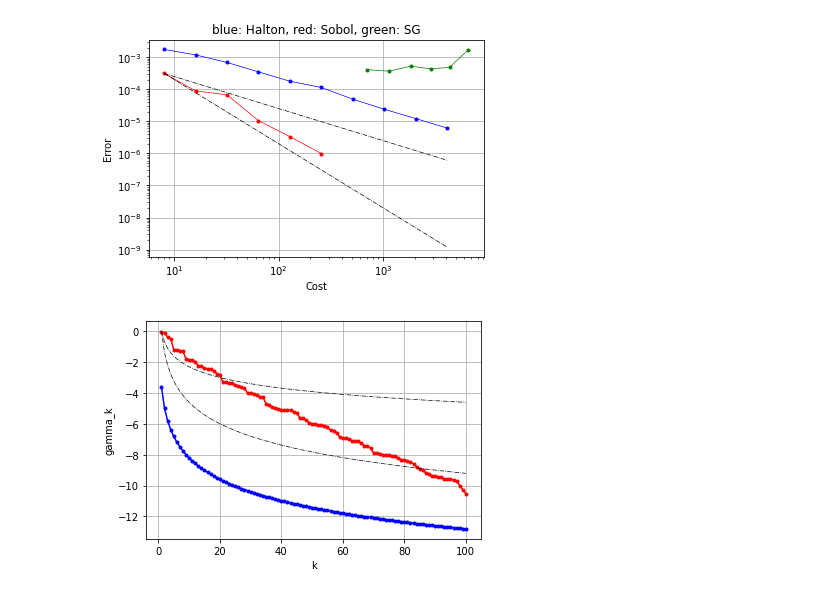
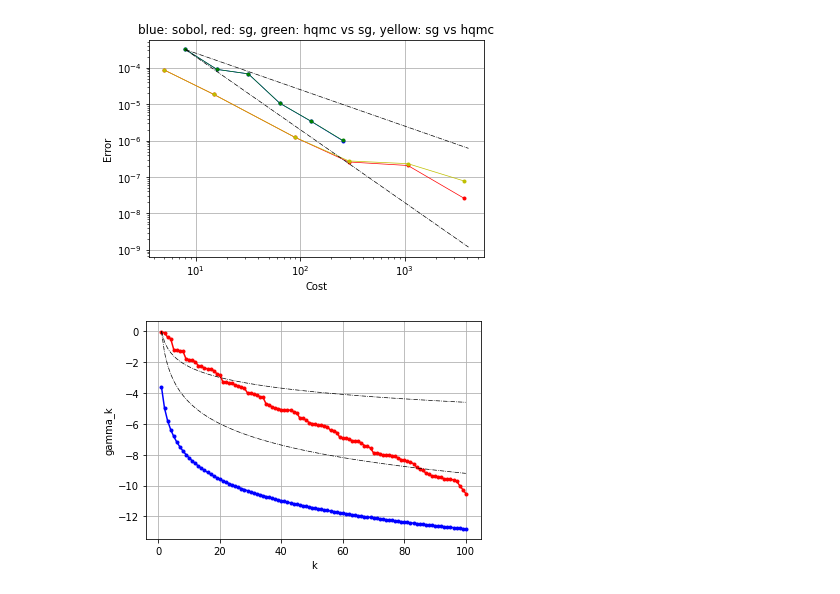
Before and after one commit to vkarnaev/random_domain_elasticity, a Jupyter notebook: utils/python/plotGraph.ipynb, the cells around one changed output. Drawn from its saved outputs; the diff is of its cells as text; code cells hidden in the pictures.

```diff
--- a/utils/python/plotGraph.ipynb
+++ b/utils/python/plotGraph.ipynb
@@ -5,28 +5,34 @@ import matplotlib.pyplot as plt
 err_qmc = np.loadtxt("../../experiments/err/err_qmc.txt", delimiter=' ')
 err_hqmc = np.loadtxt("../../experiments/err/err_hqmc.txt", delimiter=' ')
 err_sg = np.loadtxt("../../experiments/err/err_sg.txt", delimiter=' ')
+err_hqmcvssg = np.loadtxt("../../experiments/err/err_hqmcvssg.txt", delimiter=' ')
+err_sgvshqmc = np.loadtxt("../../experiments/err/err_sgvshqmc.txt", delimiter=' ')
 cost1 = 0.0025*err_qmc[:,0]**(-1)
 cost2 = 0.02*err_qmc[:,0]**(-2)
 # %%
 fig, ax = plt.subplots()
 
-ax.loglog(err_qmc[:,0], err_qmc[:,1],'b.')
-ax.loglog(err_qmc[:,0], err_qmc[:,1],'b-',lw=0.7)
-ax.loglog(err_hqmc[:,0], err_hqmc[:,1],'r.')
-ax.loglog(err_hqmc[:,0], err_hqmc[:,1],'r-',lw=0.7)
-ax.loglog(err_sg[:,0], err_sg[:,1],'g.')
-ax.loglog(err_sg[:,0], err_sg[:,1],'g-',lw=0.7)
+#ax.loglog(err_qmc[:,0], err_qmc[:,1],'b.')
+#ax.loglog(err_qmc[:,0], err_qmc[:,1],'b-',lw=0.7)
+ax.loglog(err_hqmc[:,0], err_hqmc[:,1],'b.')
+ax.loglog(err_hqmc[:,0], err_hqmc[:,1],'b-',lw=0.7)
+ax.loglog(err_sg[:,0], err_sg[:,1],'r.')
+ax.loglog(err_sg[:,0], err_sg[:,1],'r-',lw=0.7)
+ax.loglog(err_hqmcvssg[:,0], err_hqmcvssg[:,1],'g.')
+ax.loglog(err_hqmcvssg[:,0], err_hqmcvssg[:,1],'g-',lw=0.7)
+ax.loglog(err_sgvshqmc[:,0], err_sgvshqmc[:,1],'y.')
+ax.loglog(err_sgvshqmc[:,0], err_sgvshqmc[:,1],'y-',lw=0.7)
 ax.loglog(err_qmc[:,0], cost1,'k-.',lw=0.7)
 ax.loglog(err_qmc[:,0], cost2,'k-.',lw=0.7)
 
-ax.set_title("blue: Halton, red: Sobol, green: SG")
+ax.set_title("blue: sobol, red: sg, green: hqmc vs sg, yellow: sg vs hqmc")
 ax.set(xlabel="Cost", ylabel='Error')
 ax.grid()
 
 fig.savefig("../../experiments/pic/err.png",dpi = 400)
 plt.show()
 # %% [output]
-[figure, old version]
+[figure, new version]
 # %%
 gamma = np.log(np.loadtxt("../../experiments/err/gamma.txt", delimiter=' '))
 gammac = np.log(np.loadtxt("../../experiments/err/gammac.txt", delimiter=' '))
```
Also changed, not shown: 16 other files.
